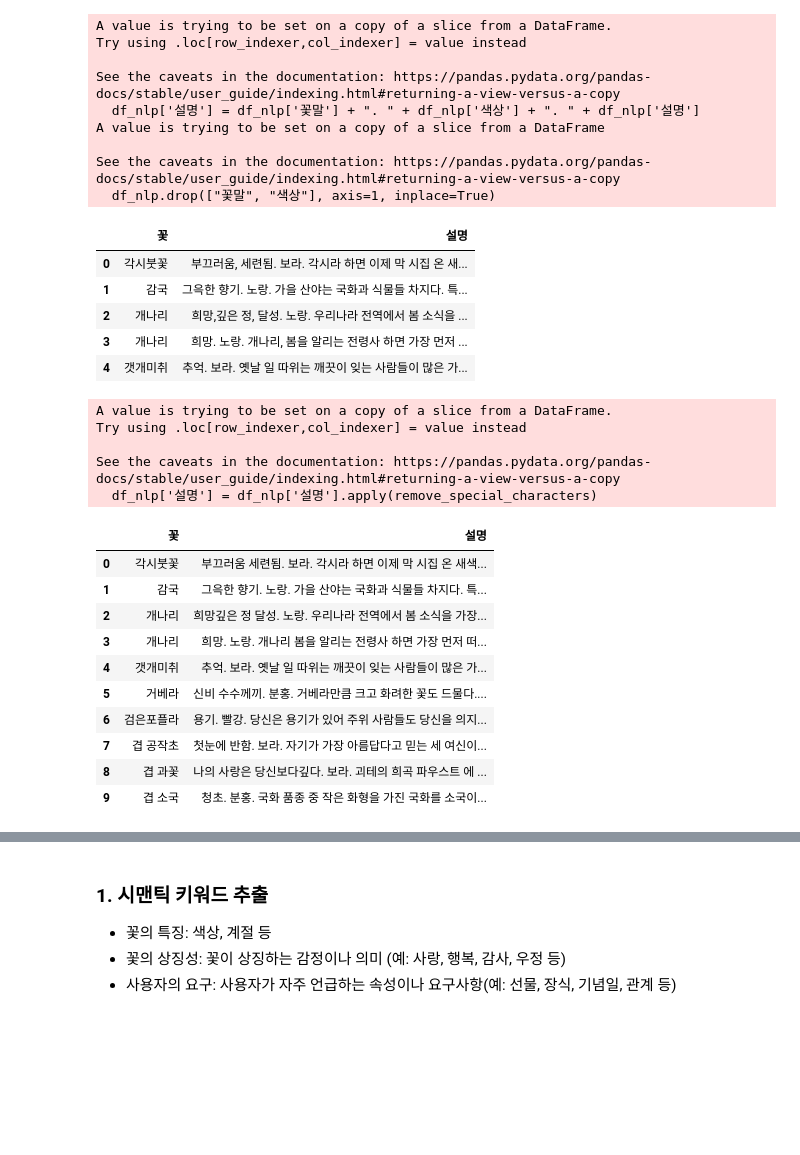
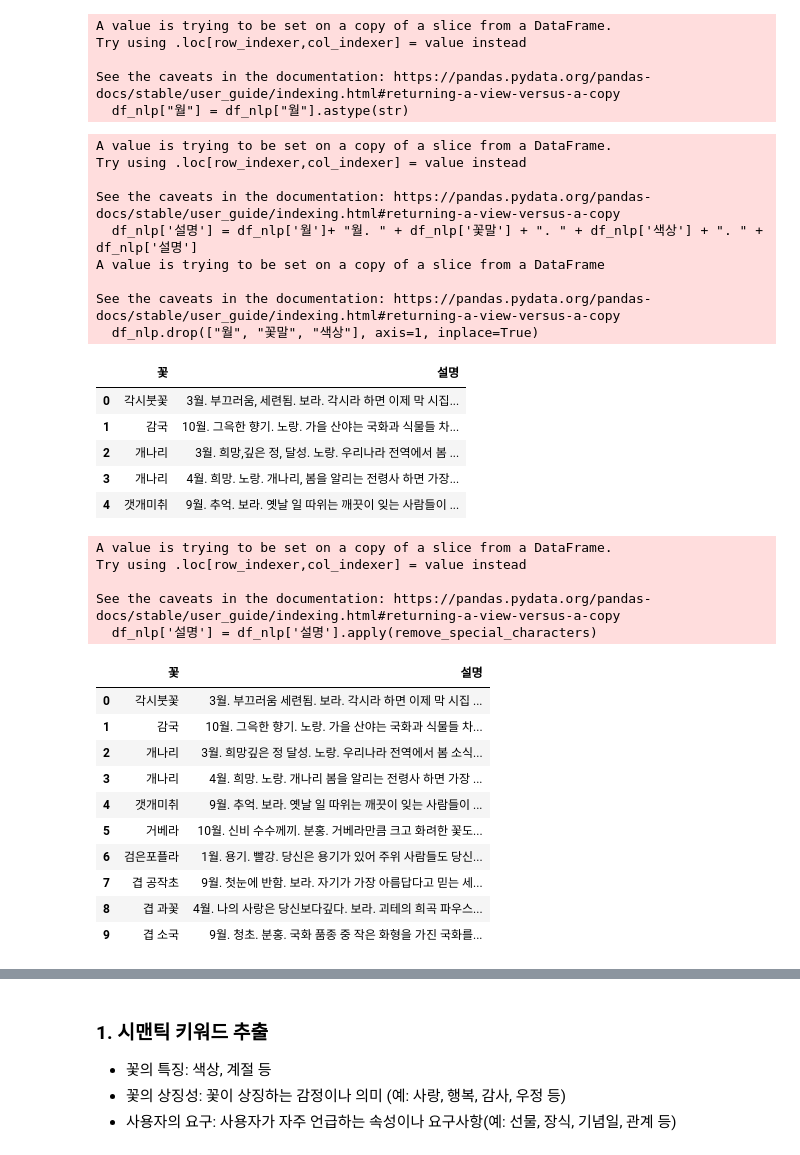
Before and after one commit to Fiurinee-Tave/Model, a Jupyter notebook: data/14_추천시스템_평가.ipynb, the cells around one changed output, grey strips where cells are left out. Saved outputs shown, nothing was run; the diff lists cells and outputs as text; code cells hidden in the pictures; blank space fills up the shorter version.

```diff
--- a/data/14_추천시스템_평가.ipynb
+++ b/data/14_추천시스템_평가.ipynb
@@ -29,8 +31,8 @@ df.head(5)
 | 3 | 개나리 | 4 | 봄 | 희망 | 개나리, 봄을 알리는 전령사 하면 가장 먼저 떠오르는 꽃이다... | https://file.honestflower.kr/medi... | 노랑 |
 | 4 | 갯개미취 | 9 | 가을 | 추억 | 옛날 일 따위는 깨끗이 잊는 사람들이 많은 가운데서도 당신은... | https://lh6.googleusercontent.com... | 보라 |
 # %%
-#nlp처리 할 데이터만 가져오기
-df_nlp = df[["꽃", "꽃말", "설명", "색상"]]
+#필요한 칼럼만 가져오기
+df_nlp = df[["꽃", "월", "꽃말", "설명", "색상"]]
 print(df_nlp.shape)
 df_nlp.head(5)
 # %% [output]
@@ -44,24 +46,32 @@ df_nlp.head(5)
+# %%
+df_nlp["월"] = df_nlp["월"].astype(str)
+# %% [output]
+A value is trying to be set on a copy of a slice from a DataFrame.
+Try using .loc[row_indexer,col_indexer] = value instead
+
+See the caveats in the documentation: https://pandas.pydata.org/pandas-docs/stable/user_guide/indexing.html#returning-a-view-versus-a-copy
+  df_nlp["월"] = df_nlp["월"].astype(str)
 # %%
-#꽃말/설명/색상 합치기
-df_nlp['설명'] = df_nlp['꽃말'] + ". " + df_nlp['색상'] + ". " + df_nlp['설명']
-df_nlp.drop(["꽃말", "색상"], axis=1, inplace=True)
+#월/꽃말/설명/색상 합치기
+df_nlp['설명'] = df_nlp['월']+ "월. " + df_nlp['꽃말'] + ". " + df_nlp['색상'] + ". " + df_nlp['설명']
+df_nlp.drop(["월", "꽃말", "색상"], axis=1, inplace=True)
 df_nlp.head(5)
 # %% [output]
 A value is trying to be set on a copy of a slice from a DataFrame.
 Try using .loc[row_indexer,col_indexer] = value instead
 
 See the caveats in the documentation: https://pandas.pydata.org/pandas-docs/stable/user_guide/indexing.html#returning-a-view-versus-a-copy
-  df_nlp['설명'] = df_nlp['꽃말'] + ". " + df_nlp['색상'] + ". " + df_nlp['설명']
+  df_nlp['설명'] = df_nlp['월']+ "월. " + df_nlp['꽃말'] + ". " + df_nlp['색상'] + ". " + df_nlp['설명']
 A value is trying to be set on a copy of a slice from a DataFrame
 
 See the caveats in the documentation: https://pandas.pydata.org/pandas-docs/stable/user_guide/indexing.html#returning-a-view-versus-a-copy
-  df_nlp.drop(["꽃말", "색상"], axis=1, inplace=True)
+  df_nlp.drop(["월", "꽃말", "색상"], axis=1, inplace=True)
 |  | 꽃 | 설명 |
-| 0 | 각시붓꽃 | 부끄러움, 세련됨. 보라. 각시라 하면 이제 막 시집 온 새... |
-| 1 | 감국 | 그윽한 향기. 노랑. 가을 산야는 국화과 식물들 차지다. 특... |
-| 2 | 개나리 | 희망,깊은 정, 달성. 노랑. 우리나라 전역에서 봄 소식을 ... |
-| 3 | 개나리 | 희망. 노랑. 개나리, 봄을 알리는 전령사 하면 가장 먼저 ... |
-| 4 | 갯개미취 | 추억. 보라. 옛날 일 따위는 깨끗이 잊는 사람들이 많은 가... |
+| 0 | 각시붓꽃 | 3월. 부끄러움, 세련됨. 보라. 각시라 하면 이제 막 시집... |
+| 1 | 감국 | 10월. 그윽한 향기. 노랑. 가을 산야는 국화과 식물들 차... |
+| 2 | 개나리 | 3월. 희망,깊은 정, 달성. 노랑. 우리나라 전역에서 봄 ... |
+| 3 | 개나리 | 4월. 희망. 노랑. 개나리, 봄을 알리는 전령사 하면 가장... |
+| 4 | 갯개미취 | 9월. 추억. 보라. 옛날 일 따위는 깨끗이 잊는 사람들이 ... |
 # %%
 #특수문자 및 띄어쓰기 제거
 import re
@@ -89,13 +99,13 @@ Try using .loc[row_indexer,col_indexer] = value instead
 See the caveats in the documentation: https://pandas.pydata.org/pandas-docs/stable/user_guide/indexing.html#returning-a-view-versus-a-copy
   df_nlp['설명'] = df_nlp['설명'].apply(remove_special_characters)
 |  | 꽃 | 설명 |
-| 0 | 각시붓꽃 | 부끄러움 세련됨. 보라. 각시라 하면 이제 막 시집 온 새색... |
-| 1 | 감국 | 그윽한 향기. 노랑. 가을 산야는 국화과 식물들 차지다. 특... |
-| 2 | 개나리 | 희망깊은 정 달성. 노랑. 우리나라 전역에서 봄 소식을 가장... |
-| 3 | 개나리 | 희망. 노랑. 개나리 봄을 알리는 전령사 하면 가장 먼저 떠... |
-| 4 | 갯개미취 | 추억. 보라. 옛날 일 따위는 깨끗이 잊는 사람들이 많은 가... |
-| 5 | 거베라 | 신비 수수께끼. 분홍. 거베라만큼 크고 화려한 꽃도 드물다.... |
-| 6 | 검은포플라 | 용기. 빨강. 당신은 용기가 있어 주위 사람들도 당신을 의지... |
-| 7 | 겹 공작초 | 첫눈에 반함. 보라. 자기가 가장 아름답다고 믿는 세 여신이... |
-| 8 | 겹 과꽃 | 나의 사랑은 당신보다깊다. 보라. 괴테의 희곡 파우스트 에 ... |
-| 9 | 겹 소국 | 청초. 분홍. 국화 품종 중 작은 화형을 가진 국화를 소국이... |
+| 0 | 각시붓꽃 | 3월. 부끄러움 세련됨. 보라. 각시라 하면 이제 막 시집 ... |
+| 1 | 감국 | 10월. 그윽한 향기. 노랑. 가을 산야는 국화과 식물들 차... |
+| 2 | 개나리 | 3월. 희망깊은 정 달성. 노랑. 우리나라 전역에서 봄 소식... |
+| 3 | 개나리 | 4월. 희망. 노랑. 개나리 봄을 알리는 전령사 하면 가장 ... |
+| 4 | 갯개미취 | 9월. 추억. 보라. 옛날 일 따위는 깨끗이 잊는 사람들이 ... |
+| 5 | 거베라 | 10월. 신비 수수께끼. 분홍. 거베라만큼 크고 화려한 꽃도... |
+| 6 | 검은포플라 | 1월. 용기. 빨강. 당신은 용기가 있어 주위 사람들도 당신... |
+| 7 | 겹 공작초 | 9월. 첫눈에 반함. 보라. 자기가 가장 아름답다고 믿는 세... |
+| 8 | 겹 과꽃 | 4월. 나의 사랑은 당신보다깊다. 보라. 괴테의 희곡 파우스... |
+| 9 | 겹 소국 | 9월. 청초. 분홍. 국화 품종 중 작은 화형을 가진 국화를... |
```
Also changed, not shown: parts of 25 cells of this notebook.
